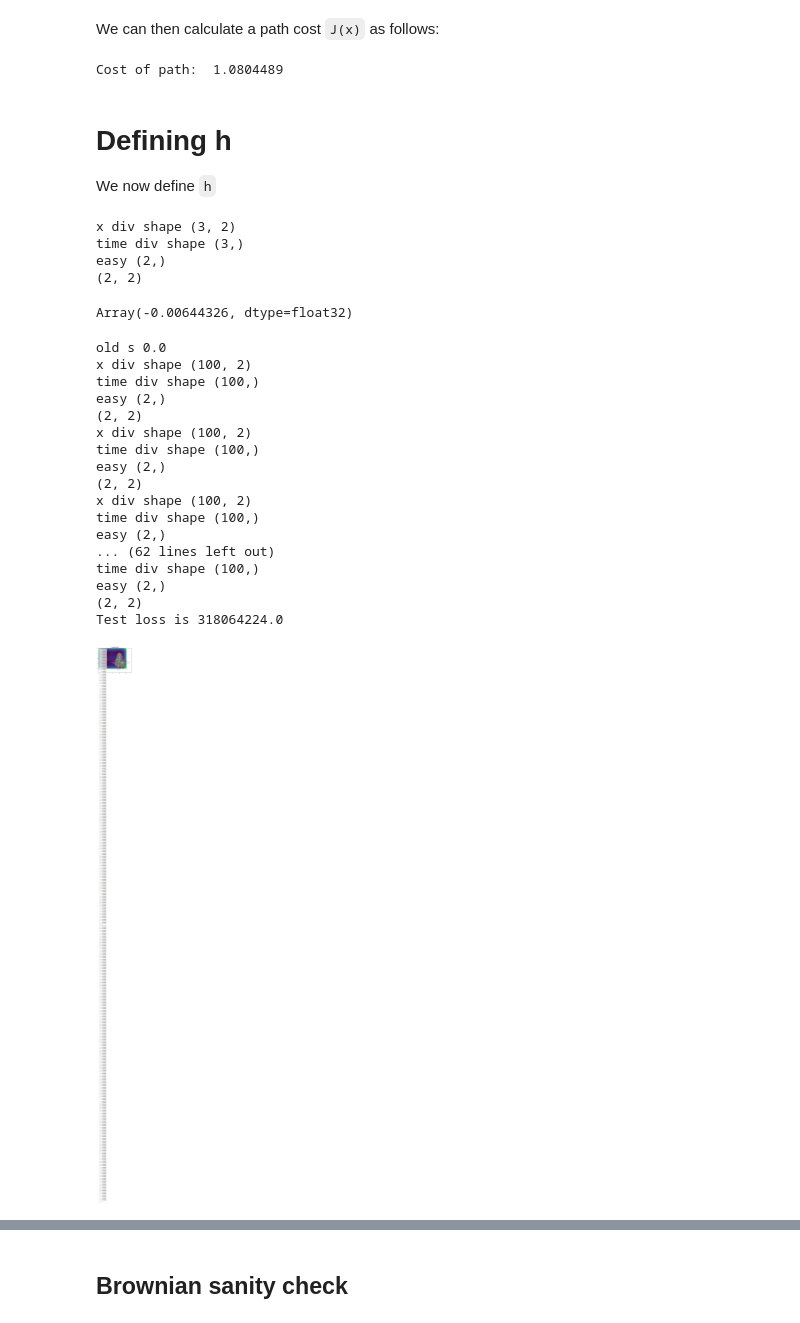
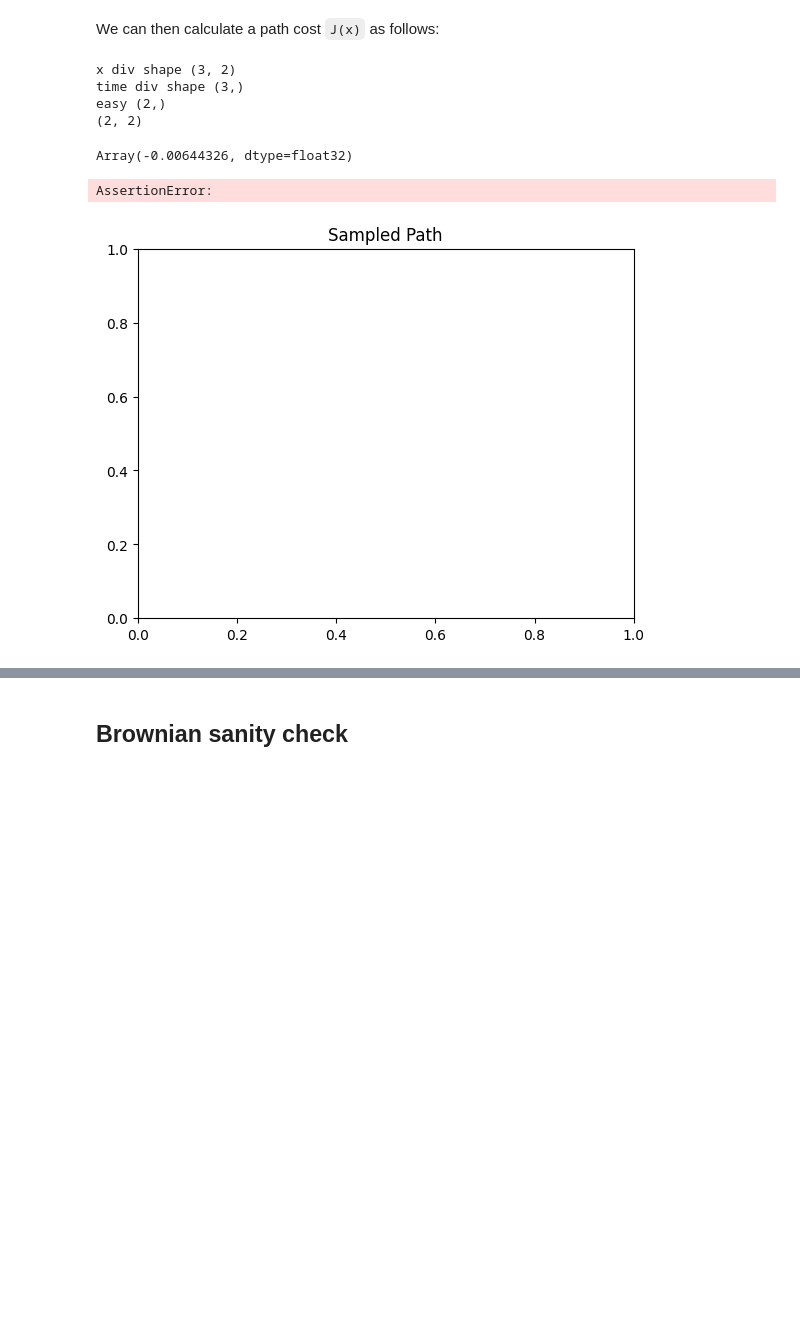
Before and after one commit to reubenharry/path_sampling, a Jupyter notebook: src/path_sampling_nb 2D.ipynb, the cells around one changed output, grey strips where cells are left out. Cells and saved outputs as stored; diff of their text form; code cells hidden in the pictures; blank space fills up the shorter version.

```diff
--- a/src/path_sampling_nb 2D.ipynb
+++ b/src/path_sampling_nb 2D.ipynb
@@ -59,6 +29,9 @@ def sample_sde(b, W, rho, dt, num_steps, key):
 # %% [markdown]
 ## 2D double well example
 # %%
+from path_sampling import sample_sde
+
+
 def make_double_well_potential_2D(v):
     def potential(x):
         # print(x.shape, "x shape")
@@ -67,6 +40,8 @@ def make_double_well_potential_2D(v):
         Double well potential
         """
 
+        if x.shape != (2,):
+            print(f"Expected shape (2,), got {x.shape}")
         assert x.shape == (2,)
         return jnp.sum(v*(x**2 - 1)**2, axis=-1)
     return potential
@@ -79,7 +54,7 @@ def uref_2d(x,t):
 path, time = sample_sde(
     b=uref_2d,
     W=lambda x, key: jax.random.normal(key, shape=(2,)),
-    rho=lambda key: jnp.ones((2,)),
+    rho=lambda key: jnp.zeros((2,))-1,
     dt=0.01,
     num_steps=100,
     key=jax.random.PRNGKey(0)
@@ -131,11 +83,2 @@ def E_J(J, paths, obs):
 # %% [markdown]
 We can then calculate a path cost `J(x)` as follows:
-# %%
-cost = (lambda x, y: (1/0.1**2)*jnp.linalg.norm(x[-1]- np.array([1,1]))**2)(path, None)
-print("Cost of path: ", cost)
-# %% [output]
-Cost of path:  1.0804489
-# %% [markdown]
-# Defining h
-
-We now define `h`
@@ -517,55 +300,53 @@ easy (2,)
 (2, 2)
 Array(-0.00644326, dtype=float32)
 # %%
+from path_sampling import dfdt, div_f, update
+
+
 key = jax.random.key(0)
 # b = uref # initialize b as uref
 # schedule = [0.1,0.2,0.3,0.4,0.5,0.6,0.7,0.8,0.9,1.0] # , 0.2, 0.3, 0.4, 0.5, 0.6, 0.7, 0.8, 0.9, 1.0]
-schedule = [0.1,0.2] # , 0.2, 0.3, 0.4, 0.5, 0.6, 0.7, 0.8, 0.9, 1.0]
+# schedule = [0.1,0.2,0.3,0.4,0.5,0.6,0.7,0.8,0.9,1.0] # , 0.2, 0.3, 0.4, 0.5, 0.6, 0.7, 0.8, 0.9, 1.0]
+schedule = [0.1] # , 0.2, 0.3, 0.4, 0.5, 0.6, 0.7, 0.8, 0.9, 1.0]
 dbds = MLP([6,20,20,2], key=jax.random.key(0))
 
+def I_UREF_TPS(x, time, uref):
+    x = x.reshape((-1, ndims))
+    dt = time[1]-time[0]
+    dxdts = dfdt(x, dt)
+    div_us = div_f(x, time, uref)
+    out = jax.vmap(lambda xt,t, div_u, dxdt : 0.5*dt*(0.5*(dxdt - uref(xt, t)).dot(dxdt - uref(xt, t)) + 0.5*div_u)) (x, time, div_us, dxdts)
+    return jnp.sum(out)
 
 b = uref_2d
+A = 0
 plt.figure()
 plt.title("Sampled Path")
 for i, s in enumerate(schedule):
 
 
 
     key = jax.random.fold_in(key, i)
 
     # update b -> b + dbds
-    b = update(
-        b=b, # lambda x, t : jnp.array([0.0]),
-        # J=(lambda x, y: (1/0.1**2)*jnp.linalg.norm(x[-1]- np.array([1,1]))**2),
-        J=(lambda x, y: (1/0.1**2)*(jnp.linalg.norm(x[-1]- np.array([1,1]))**2 + jnp.linalg.norm(x[50]- np.array([1,-1]))**2) ) ,
+    dbds, A = update(
+        uref=b, # lambda x, t : jnp.array([0.0]),
+        J=(lambda x, y: (1/0.1**2)*jnp.linalg.norm(x[-1]- np.array([1,1]))**2),
+        # J=(lambda x, y: (1/0.1**2)*(jnp.linalg.norm(x[-1]- np.array([1,1]))**2 + jnp.linalg.norm(x[50]- np.array([1,-1]))**2) ) ,
         dbds=dbds,
         hyperparams={'dt': 0.001, 'num_steps': 100, 'num_training_steps' : 1000, 'batch_size' :200},
         key=key,
         schedule=schedule,
         i=i,
+        I=I_UREF_TPS,
+        A=A,
     )
 
 # potential(jnp.array([0.0]))
 
 # jax.grad(lambda x:jnp.sum(x**2))(jnp.array([4.0]))
 # uref(jnp.array([0.0]), 0.0)
 # %% [output]
-old s 0.0
-x div shape (100, 2)
-time div shape (100,)
-easy (2,)
-(2, 2)
-x div shape (100, 2)
-time div shape (100,)
-easy (2,)
-(2, 2)
-x div shape (100, 2)
-time div shape (100,)
-easy (2,)
-... (62 lines left out)
-time div shape (100,)
-easy (2,)
-(2, 2)
-Test loss is 318064224.0
+AssertionError:
-[figure, old version]
+[figure, new version]
 # %%
```
Also changed, not shown: parts of 11 cells of this notebook, 5 other files.
